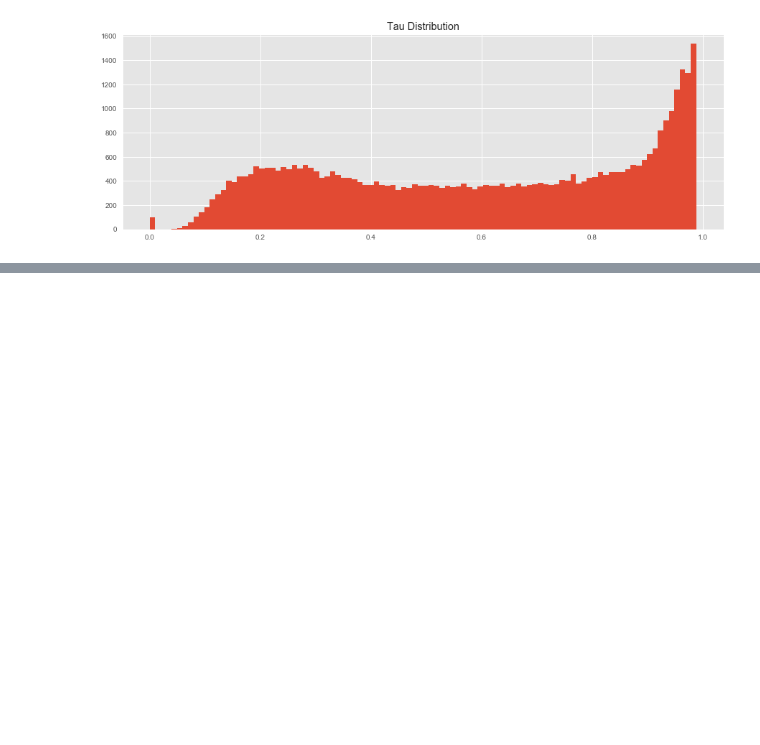
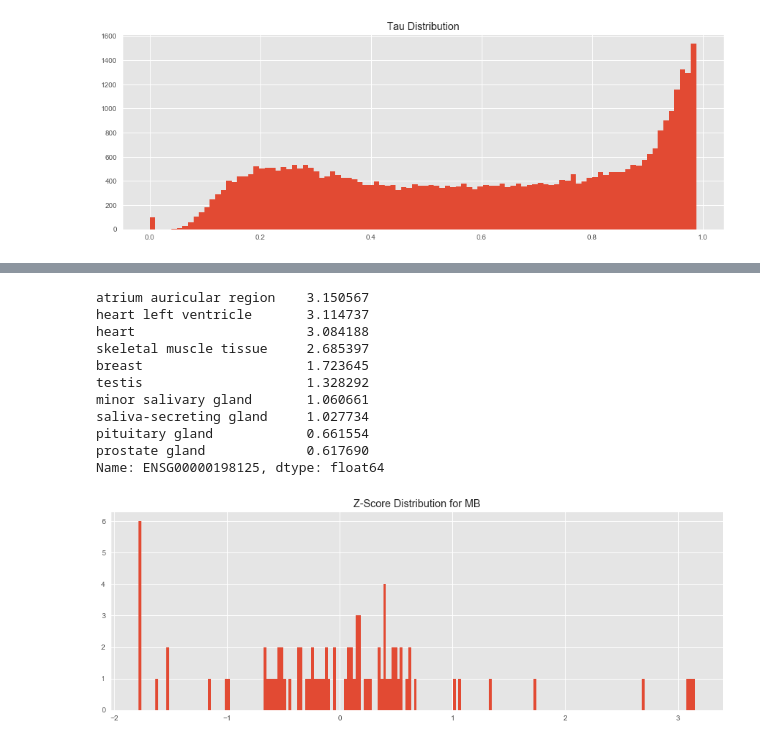
Before and after one commit to opentargets-archive/expression_analysis, a Jupyter notebook: rna_expression_analysis.ipynb, the cells around one changed output, grey strips where cells are left out. Saved outputs shown, nothing was run; the diff lists cells and outputs as text; code cells hidden in the pictures; blank space fills up the shorter version.

```diff
--- a/rna_expression_analysis.ipynb
+++ b/rna_expression_analysis.ipynb
@@ -262,0 +318,21 @@ plt.show()
+# %%
+# Is MB specifically expressed in heart and muscle?
+print(z.T['ENSG00000198125'].sort_values(ascending=False).head(n=10))
+
+plt.figure(figsize=(15, 5))
+plt.title('Z-Score Distribution for MB')
+plt.hist(z.T['ENSG00000198125'], bins=200)
+plt.show()
+# %% [output]
+atrium auricular region    3.150567
+heart left ventricle       3.114737
+heart                      3.084188
+skeletal muscle tissue     2.685397
+breast                     1.723645
+testis                     1.328292
+minor salivary gland       1.060661
+saliva-secreting gland     1.027734
+pituitary gland            0.661554
+prostate gland             0.617690
+Name: ENSG00000198125, dtype: float64
+[figure, added]
```
Also changed, not shown: parts of 8 cells of this notebook.
